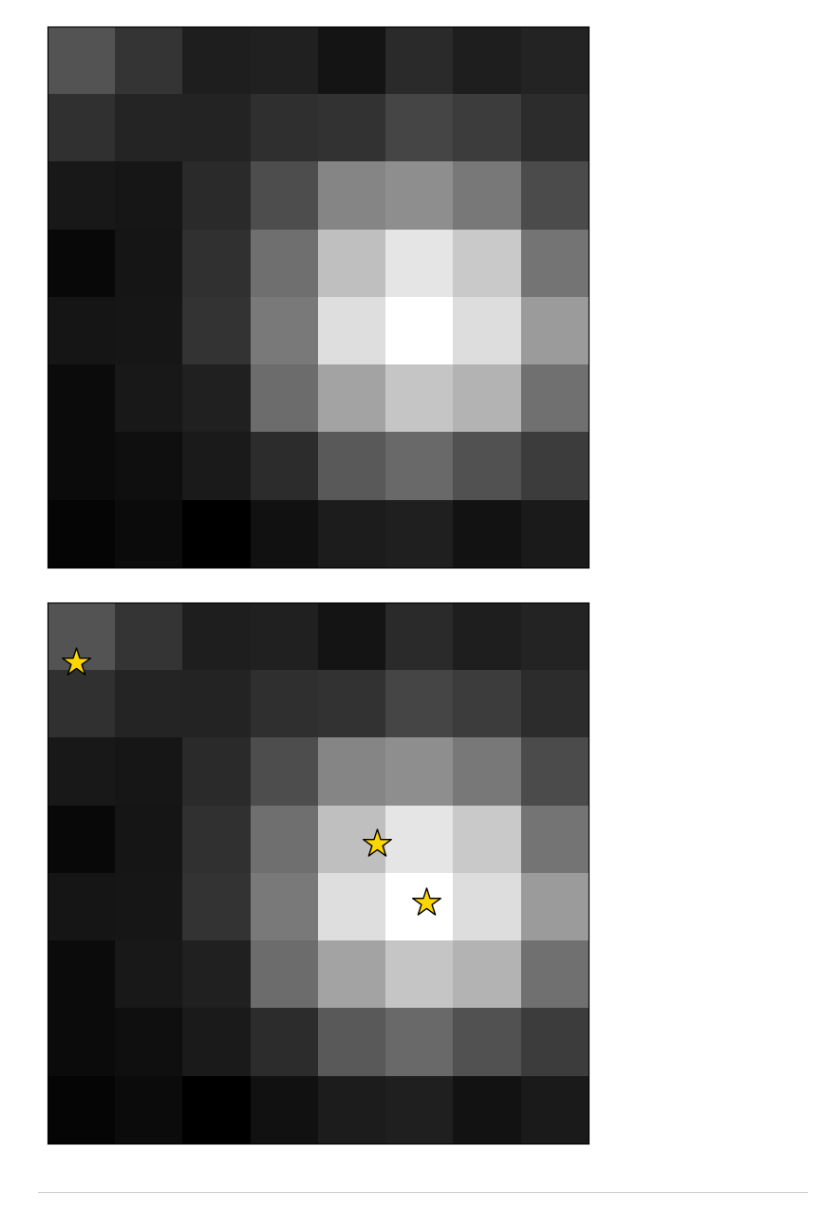
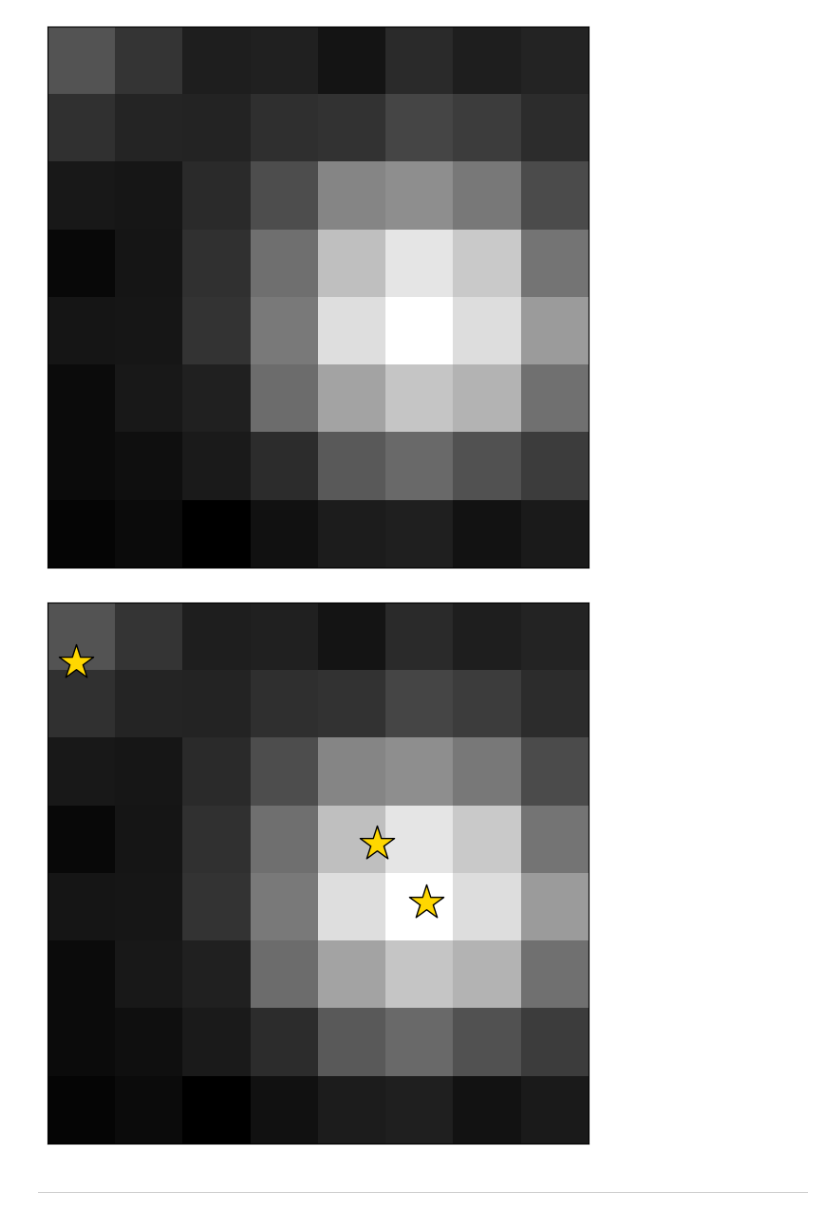
Before and after one commit to timwhite0/smcdet, a Jupyter notebook: experiments/manuscript/m71_manyimages/m71.ipynb, the cells around one changed output. Saved outputs shown, nothing was run; the diff lists cells and outputs as text; code cells hidden in the pictures.

```diff
--- a/experiments/manuscript/m71_manyimages/m71.ipynb
+++ b/experiments/manuscript/m71_manyimages/m71.ipynb
@@ -443,17 +443,17 @@ fig.savefig('results/figures/example_tile.png', dpi = 250, transparent = True)
 # %%
 fig, ax = plt.subplots(1, 1, figsize = (6, 6))
 
 _ = ax.imshow(example_tile.arcsinh().cpu(), cmap = 'gray')
 _ = ax.scatter(example_locs[:example_counts,1] - 0.5,
                example_locs[:example_counts,0] - 0.5,
-               color = 'gold', s = 500, marker = '*', edgecolors = 'black')
+               color = 'gold', s = 750, marker = '*', edgecolors = 'black')
 _ = ax.set_xticks([])
 _ = ax.set_yticks([])
 
 _ = fig.tight_layout()
 
 fig.savefig('results/figures/example_tile_with_detections.png', dpi = 250, transparent = True)
 # %% [output]
-[figure, old version]
+[figure, new version]
 # %% [markdown]
 ---
```
Also changed, not shown: parts of 2 cells of this notebook.
